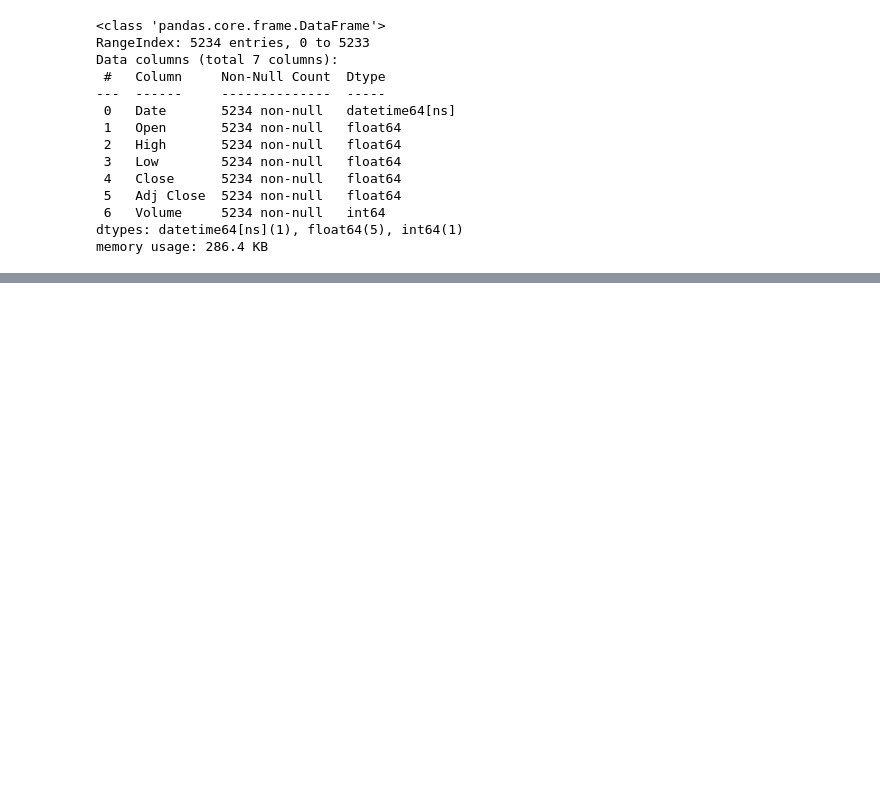
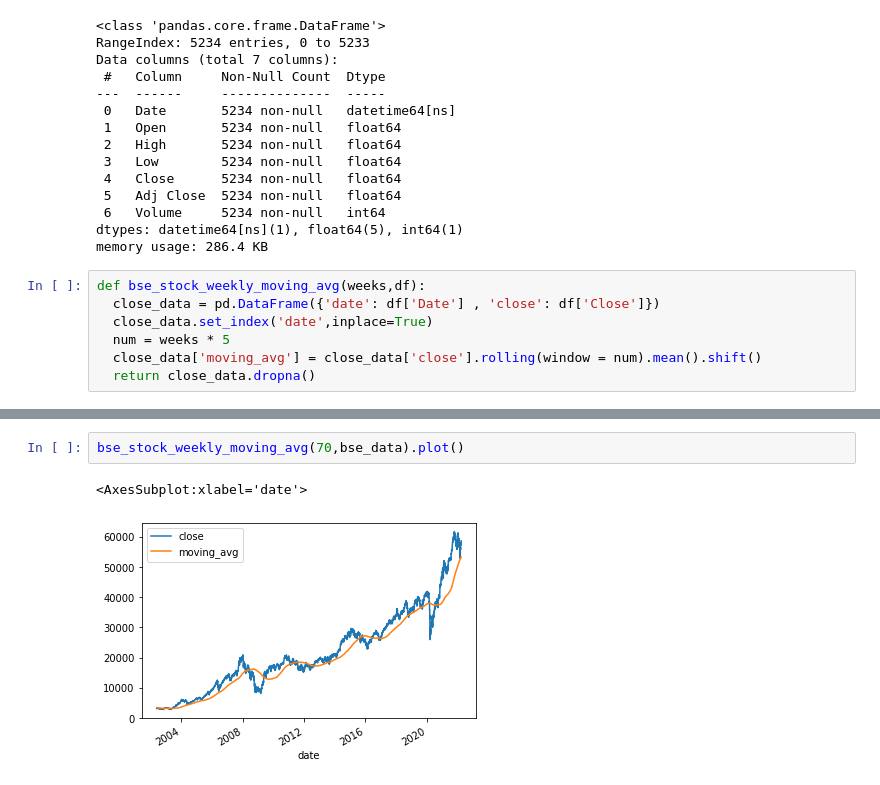
Before and after one commit to chaitsugale/Stock-Market-Prediction-The-Spark-Foundation-, a Jupyter notebook: Stock_Market_Prediction_Using_Numerical_and_Textual_Analysis(The_Spark_Foundation).ipynb, the cells around one changed output, grey strips where cells are left out. Drawn from its saved outputs; the diff is of its cells as text; blank space fills up the shorter version.

```diff
--- a/Stock_Market_Prediction_Using_Numerical_and_Textual_Analysis(The_Spark_Foundation).ipynb
+++ b/Stock_Market_Prediction_Using_Numerical_and_Textual_Analysis(The_Spark_Foundation).ipynb
@@ -163,3 +163,10 @@ Data columns (total 7 columns):
  6   Volume     5234 non-null   int64
 dtypes: datetime64[ns](1), float64(5), int64(1)
 memory usage: 286.4 KB
+# %%
+def bse_stock_weekly_moving_avg(weeks,df):
+  close_data = pd.DataFrame({'date': df['Date'] , 'close': df['Close']})
+  close_data.set_index('date',inplace=True)
+  num = weeks * 5
+  close_data['moving_avg'] = close_data['close'].rolling(window = num).mean().shift()
+  return close_data.dropna()
@@ -165,0 +183,5 @@ memory usage: 286.4 KB
+# %%
+bse_stock_weekly_moving_avg(70,bse_data).plot()
+# %% [output]
+<AxesSubplot:xlabel='date'>
+[figure, added]
```
Also changed, not shown: parts of 2 cells of this notebook.
